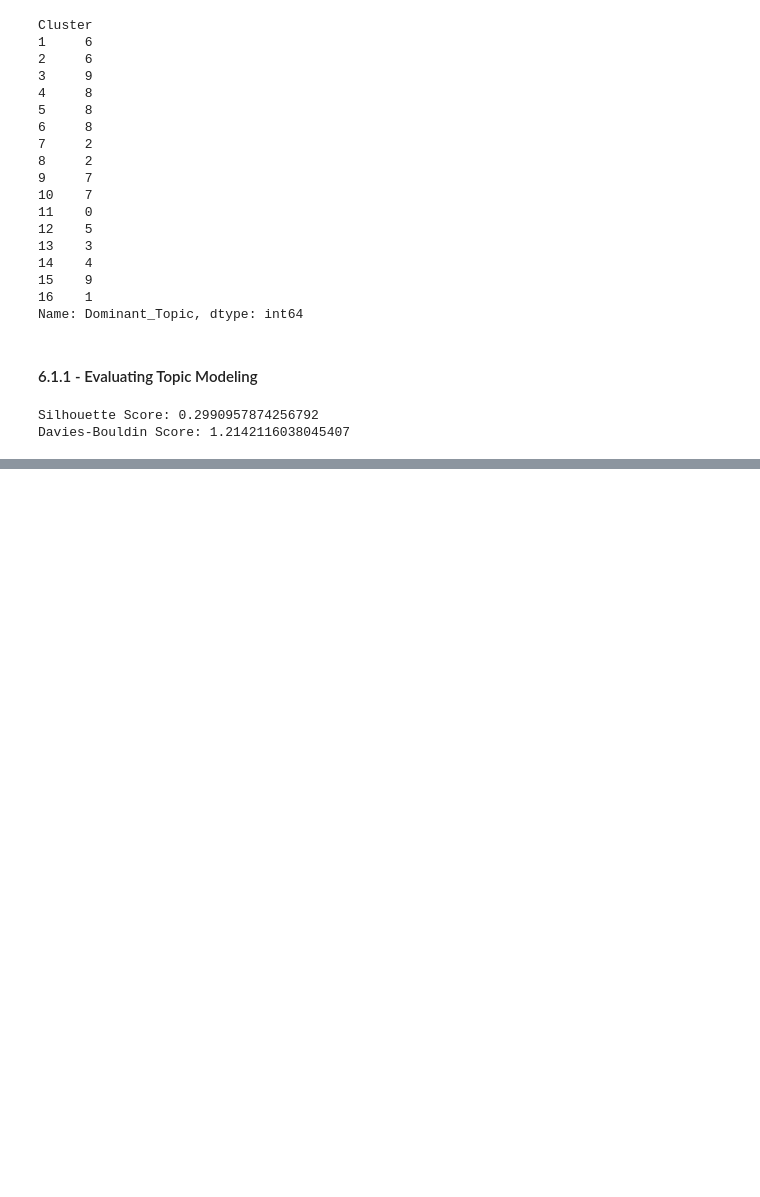
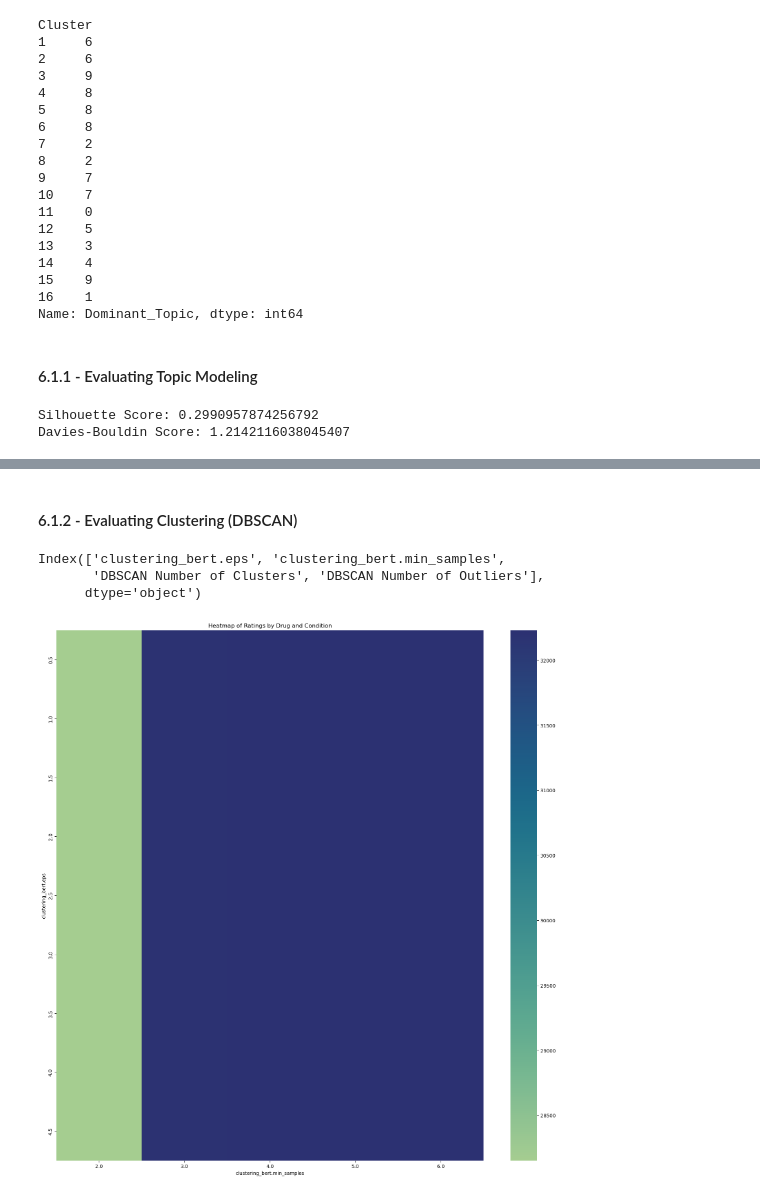
Before and after one commit to sean7x/medicinal-narratives, a Jupyter notebook: notebooks/data_prep_eda.ipynb, the cells around one changed output, grey strips where cells are left out. Saved outputs shown, nothing was run; the diff lists cells and outputs as text; code cells hidden in the pictures; blank space fills up the shorter version.

```diff
--- a/notebooks/data_prep_eda.ipynb
+++ b/notebooks/data_prep_eda.ipynb
@@ -645,0 +627,26 @@ df
+# %% [markdown]
+#### 6.1.2 - Evaluating Clustering (DBSCAN)
+# %%
+dbscan_exps = pd.read_csv('../clustering_bert/dbscan_exps.csv')
+dbscan_exps.columns
+# %% [output]
+Index(['clustering_bert.eps', 'clustering_bert.min_samples',
+       'DBSCAN Number of Clusters', 'DBSCAN Number of Outliers'],
+      dtype='object')
+# %%
+# Heatmap of Num_Outliers by eps and min_samples
+
+#eps = dbscan_exps['clustering_bert.eps'].value_counts().index
+#min_samples = dbscan_exps['clustering_bert.min_samples'].value_counts().index
+
+agg_dbscan_exps = dbscan_exps.groupby(['clustering_bert.eps', 'clustering_bert.min_samples'])['DBSCAN Number of Outliers'].mean().reset_index()
+pivot_dbscan_exps = pd.pivot_table(agg_dbscan_exps, values='DBSCAN Number of Outliers', index='clustering_bert.eps', columns='clustering_bert.min_samples')
+
+plt.figure(figsize=(20, 20))
+sns.heatmap(pivot_dbscan_exps, annot=False, fmt='.0f', cbar=True, cmap='crest')
+plt.title('Heatmap of Ratings by Drug and Condition')
+#plt.xlabel('drugName')
+#plt.ylabel('condition')
+plt.show()
+# %% [output]
+[figure, added]
```
Also changed, not shown: parts of 2 cells of this notebook, 17 other files.
